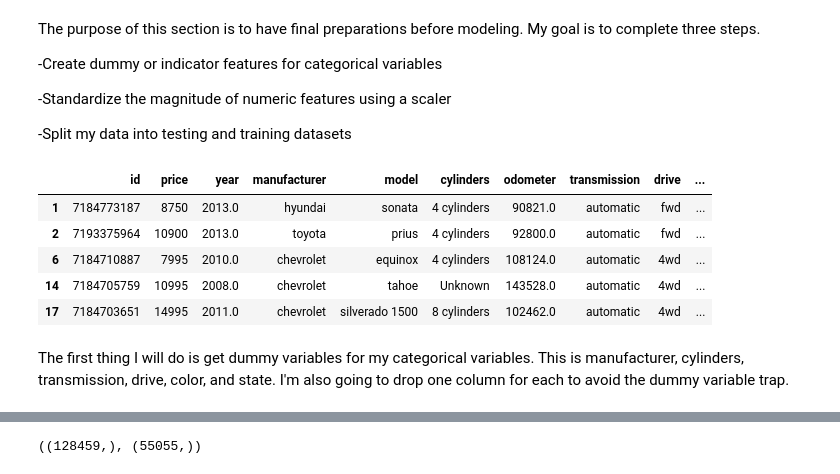
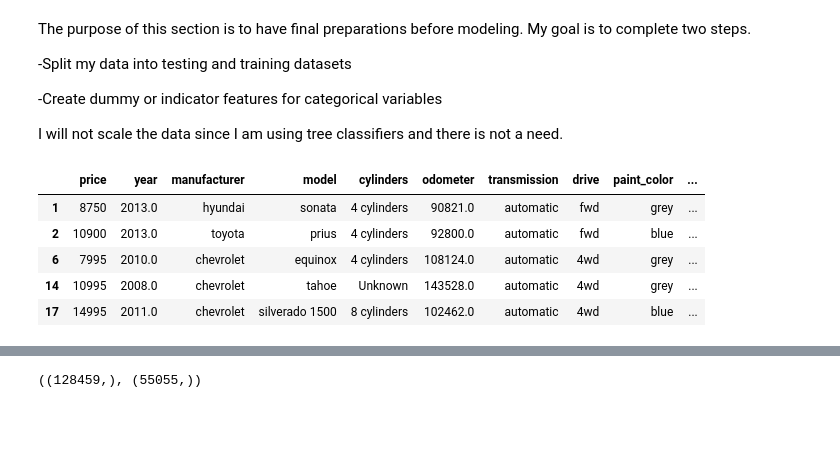
Before and after one commit to dawgtree/CapstoneTwoProject, a Jupyter notebook: 2nd_Capstone_Preprocessing_Training_Data_Development.ipynb, the cells around one changed output, grey strips where cells are left out. Drawn from its saved outputs; the diff is of its cells as text; code cells hidden in the pictures; blank space fills up the shorter version.

Commit message:
split data before adding dummies and added train test split

```diff
--- a/2nd_Capstone_Preprocessing_Training_Data_Development.ipynb
+++ b/2nd_Capstone_Preprocessing_Training_Data_Development.ipynb
@@ -1,11 +1,11 @@
 # %% [markdown]
-The purpose of this section is to have final preparations before modeling.  My goal is to complete three steps.
+The purpose of this section is to have final preparations before modeling.  My goal is to complete two steps.
+
+-Split my data into testing and training datasets
 
 -Create dummy or indicator features for categorical variables
 
--Standardize the magnitude of numeric features using a scaler
-
--Split my data into testing and training datasets
+I will not scale the data since I am using tree classifiers and there is not a need.
 # %%
 #Import anything that I might use
 import pandas as pd
@@ -17,13 +17,12 @@ import seaborn as sns
 from sklearn.model_selection import train_test_split
 # %%
 cars = pd.read_csv('cars.csv', index_col=0)
+cars=cars.drop(columns='id')
 cars.head()
 # %% [output]
-|  | id | price | year | manufacturer | model | cylinders | odometer | transmission | drive | ... |
-| 1 | 7184773187 | 8750 | 2013.0 | hyundai | sonata | 4 cylinders | 90821.0 | automatic | fwd | ... |
-| 2 | 7193375964 | 10900 | 2013.0 | toyota | prius | 4 cylinders | 92800.0 | automatic | fwd | ... |
-| 6 | 7184710887 | 7995 | 2010.0 | chevrolet | equinox | 4 cylinders | 108124.0 | automatic | 4wd | ... |
-| 14 | 7184705759 | 10995 | 2008.0 | chevrolet | tahoe | Unknown | 143528.0 | automatic | 4wd | ... |
-| 17 | 7184703651 | 14995 | 2011.0 | chevrolet | silverado 1500 | 8 cylinders | 102462.0 | automatic | 4wd | ... |
+|  | price | year | manufacturer | model | cylinders | odometer | transmission | drive | paint_color | ... |
+| 1 | 8750 | 2013.0 | hyundai | sonata | 4 cylinders | 90821.0 | automatic | fwd | grey | ... |
+| 2 | 10900 | 2013.0 | toyota | prius | 4 cylinders | 92800.0 | automatic | fwd | blue | ... |
+| 6 | 7995 | 2010.0 | chevrolet | equinox | 4 cylinders | 108124.0 | automatic | 4wd | grey | ... |
+| 14 | 10995 | 2008.0 | chevrolet | tahoe | Unknown | 143528.0 | automatic | 4wd | grey | ... |
+| 17 | 14995 | 2011.0 | chevrolet | silverado 1500 | 8 cylinders | 102462.0 | automatic | 4wd | blue | ... |
-# %% [markdown]
-The first thing I will do is get dummy variables for my categorical variables.  This is manufacturer, cylinders, transmission, drive, color, and state. I'm also going to drop one column for each to avoid the dummy variable trap.
```
Also changed, not shown: parts of 39 cells of this notebook, 5 other files.
